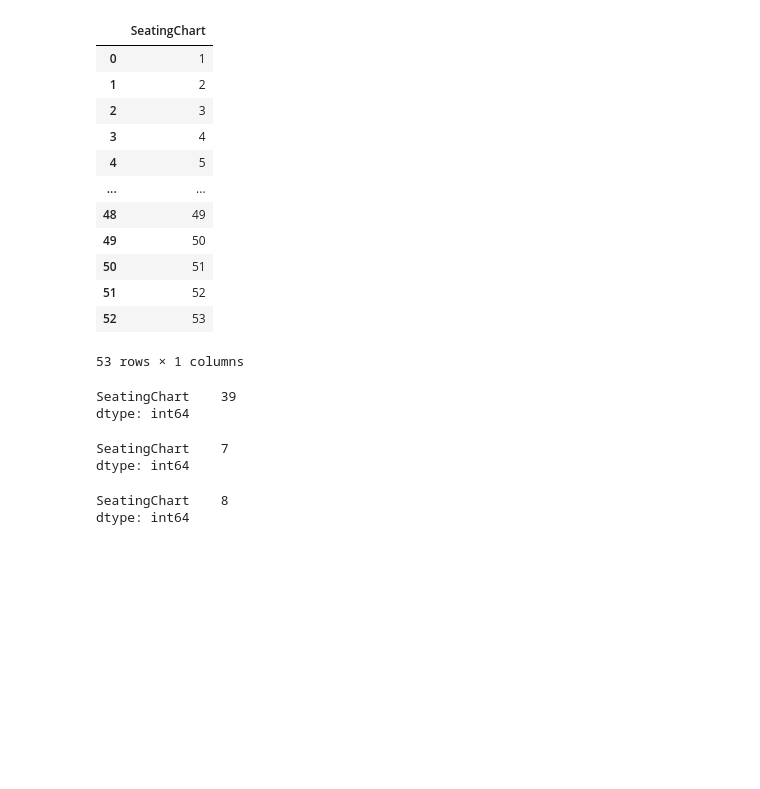
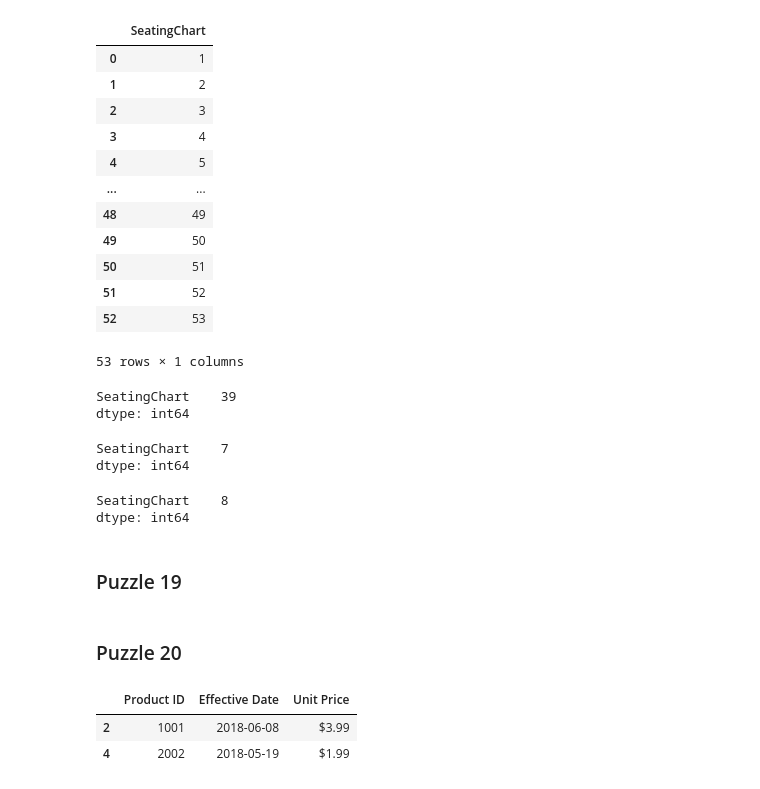
Before and after one commit to michailow/ETL-mastering, a Jupyter notebook: pandas version.ipynb, the cells around one changed output. Drawn from its saved outputs; the diff is of its cells as text; code cells hidden in the pictures; blank space fills up the shorter version.

Commit message:
puzzle20

```diff
--- a/pandas version.ipynb
+++ b/pandas version.ipynb
@@ -476,3 +476,19 @@ df[df['SeatingChart'] % 2 == 1].count()
 # %% [output]
 SeatingChart    8
 dtype: int64
+# %% [markdown]
+### Puzzle 19
+# %% [markdown]
+### Puzzle 20
+# %%
+d = {'Product ID': [1001, 1001, 1001, 2002, 2002],
+     'Effective Date': ["1/1/2018", "4/15/2018", "6/8/2018", "4/17/2018", "5/19/2018 "],
+     'Unit Price': ["$1.99", "$2.99", "$3.99", "$2.99", "$1.99"]}
+df = pd.DataFrame(data=d)
+df['Effective Date'] = pd.to_datetime(df['Effective Date'])
+# %%
+df.loc[df.groupby('Product ID')['Effective Date'].idxmax()]
+# %% [output]
+|  | Product ID | Effective Date | Unit Price |
+| 2 | 1001 | 2018-06-08 | $3.99 |
+| 4 | 2002 | 2018-05-19 | $1.99 |
```
